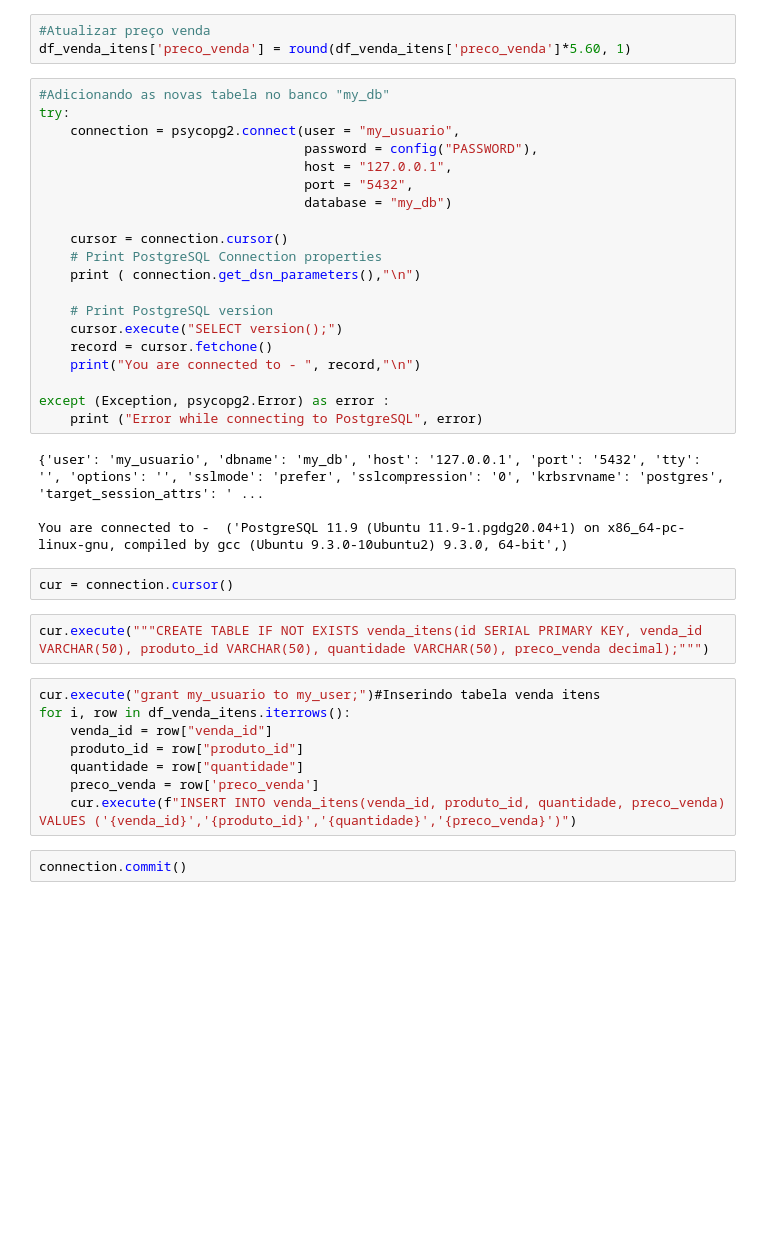
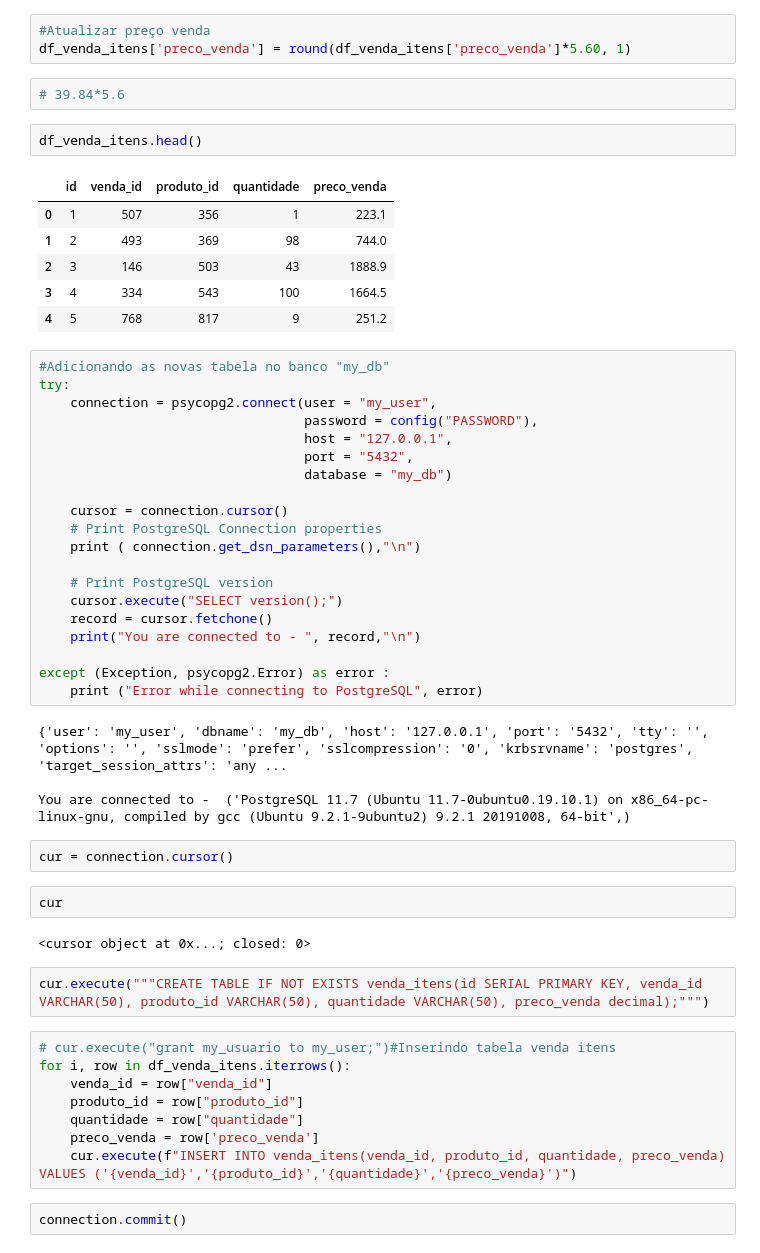
Before and after one commit to grazimelo/banco-psql, a Jupyter notebook: projeto_psql/DESAFIO 3.ipynb, the cells around one changed output. Cells and saved outputs as stored; diff of their text form; blank space fills up the shorter version.

```diff
--- a/projeto_psql/DESAFIO 3.ipynb
+++ b/projeto_psql/DESAFIO 3.ipynb
@@ -58,10 +58,21 @@ df_produtos.head()
 # %%
 #Atualizar preço venda
 df_venda_itens['preco_venda'] = round(df_venda_itens['preco_venda']*5.60, 1)
+# %%
+# 39.84*5.6
+# %%
+df_venda_itens.head()
+# %% [output]
+|  | id | venda_id | produto_id | quantidade | preco_venda |
+| 0 | 1 | 507 | 356 | 1 | 223.1 |
+| 1 | 2 | 493 | 369 | 98 | 744.0 |
+| 2 | 3 | 146 | 503 | 43 | 1888.9 |
+| 3 | 4 | 334 | 543 | 100 | 1664.5 |
+| 4 | 5 | 768 | 817 | 9 | 251.2 |
 # %%
 #Adicionando as novas tabela no banco "my_db"
 try:
-    connection = psycopg2.connect(user = "my_usuario",
+    connection = psycopg2.connect(user = "my_user",
                                   password = config("PASSWORD"),
                                   host = "127.0.0.1",
                                   port = "5432",
@@ -79,15 +90,19 @@ try:
 except (Exception, psycopg2.Error) as error :
     print ("Error while connecting to PostgreSQL", error)
 # %% [output]
-{'user': 'my_usuario', 'dbname': 'my_db', 'host': '127.0.0.1', 'port': '5432', 'tty': '', 'options': '', 'sslmode': 'prefer', 'sslcompression': '0', 'krbsrvname': 'postgres', 'target_session_attrs': ' ...
+{'user': 'my_user', 'dbname': 'my_db', 'host': '127.0.0.1', 'port': '5432', 'tty': '', 'options': '', 'sslmode': 'prefer', 'sslcompression': '0', 'krbsrvname': 'postgres', 'target_session_attrs': 'any ...
 
-You are connected to -  ('PostgreSQL 11.9 (Ubuntu 11.9-1.pgdg20.04+1) on x86_64-pc-linux-gnu, compiled by gcc (Ubuntu 9.3.0-10ubuntu2) 9.3.0, 64-bit',)
+You are connected to -  ('PostgreSQL 11.7 (Ubuntu 11.7-0ubuntu0.19.10.1) on x86_64-pc-linux-gnu, compiled by gcc (Ubuntu 9.2.1-9ubuntu2) 9.2.1 20191008, 64-bit',)
 # %%
 cur = connection.cursor()
+# %%
+cur
+# %% [output]
+<cursor object at 0x...; closed: 0>
 # %%
 cur.execute("""CREATE TABLE IF NOT EXISTS venda_itens(id SERIAL PRIMARY KEY, venda_id VARCHAR(50), produto_id VARCHAR(50), quantidade VARCHAR(50), preco_venda decimal);""")
 # %%
-cur.execute("grant my_usuario to my_user;")#Inserindo tabela venda itens
+# cur.execute("grant my_usuario to my_user;")#Inserindo tabela venda itens
 for i, row in df_venda_itens.iterrows():
     venda_id = row["venda_id"]
     produto_id = row["produto_id"]
```
Also changed, not shown: parts of 9 cells of this notebook, 2 other files.
